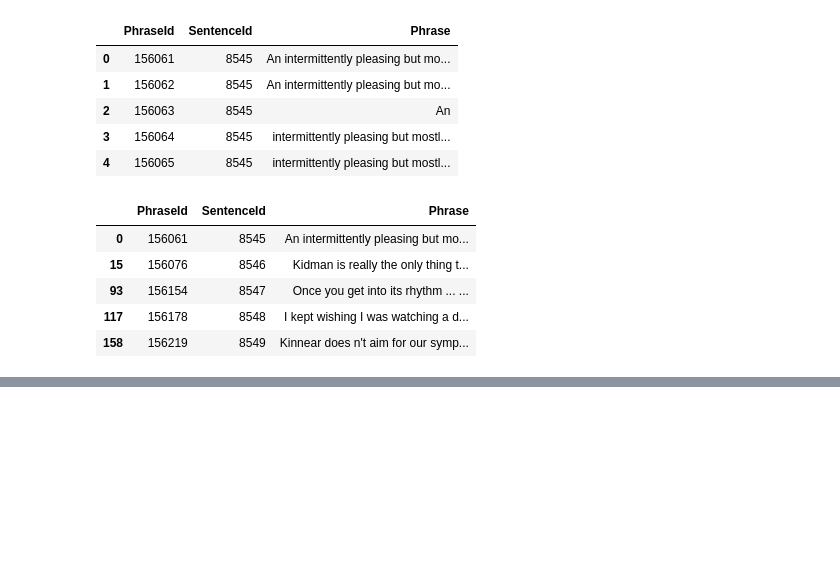
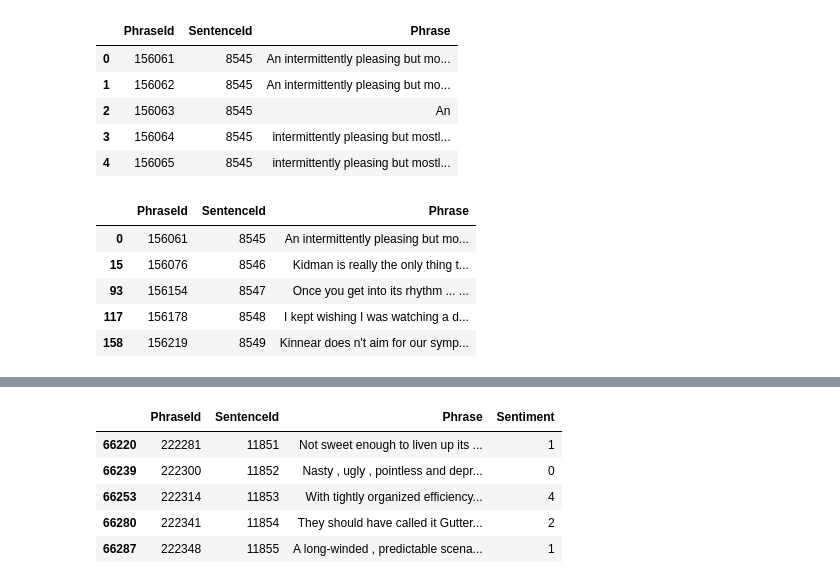
Before and after one commit to NicoAleC/PruebaTFG, a Jupyter notebook: LoadPredict.ipynb, the cells around one changed output, grey strips where cells are left out. Drawn from its saved outputs; the diff is of its cells as text; code cells hidden in the pictures; blank space fills up the shorter version.

```diff
--- a/LoadPredict.ipynb
+++ b/LoadPredict.ipynb
@@ -79,0 +101,9 @@ KeyboardInterrupt:
+# %%
+df.tail()
+# %% [output]
+|  | PhraseId | SentenceId | Phrase | Sentiment |
+| 66220 | 222281 | 11851 | Not sweet enough to liven up its ... | 1 |
+| 66239 | 222300 | 11852 | Nasty , ugly , pointless and depr... | 0 |
+| 66253 | 222314 | 11853 | With tightly organized efficiency... | 4 |
+| 66280 | 222341 | 11854 | They should have called it Gutter... | 2 |
+| 66287 | 222348 | 11855 | A long-winded , predictable scena... | 1 |
```
Also changed, not shown: parts of 5 cells of this notebook.
